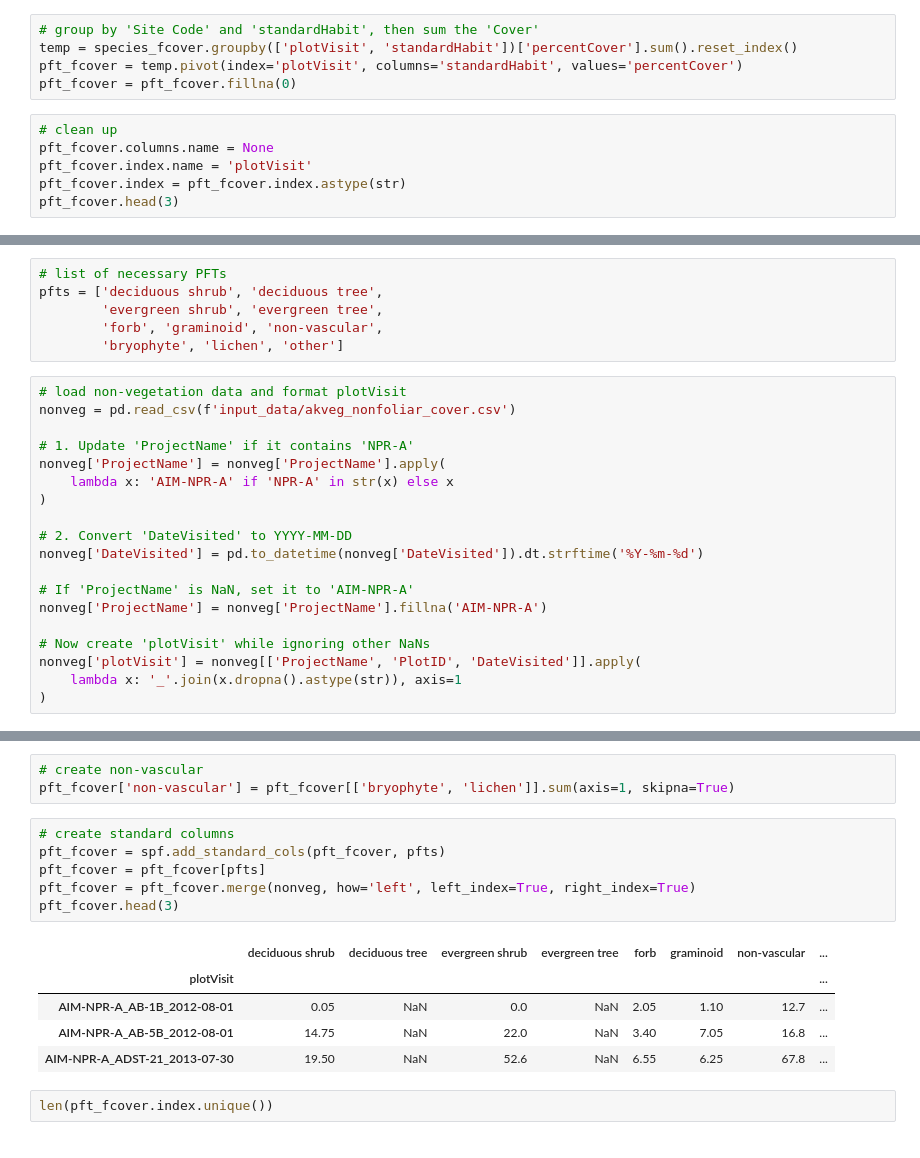
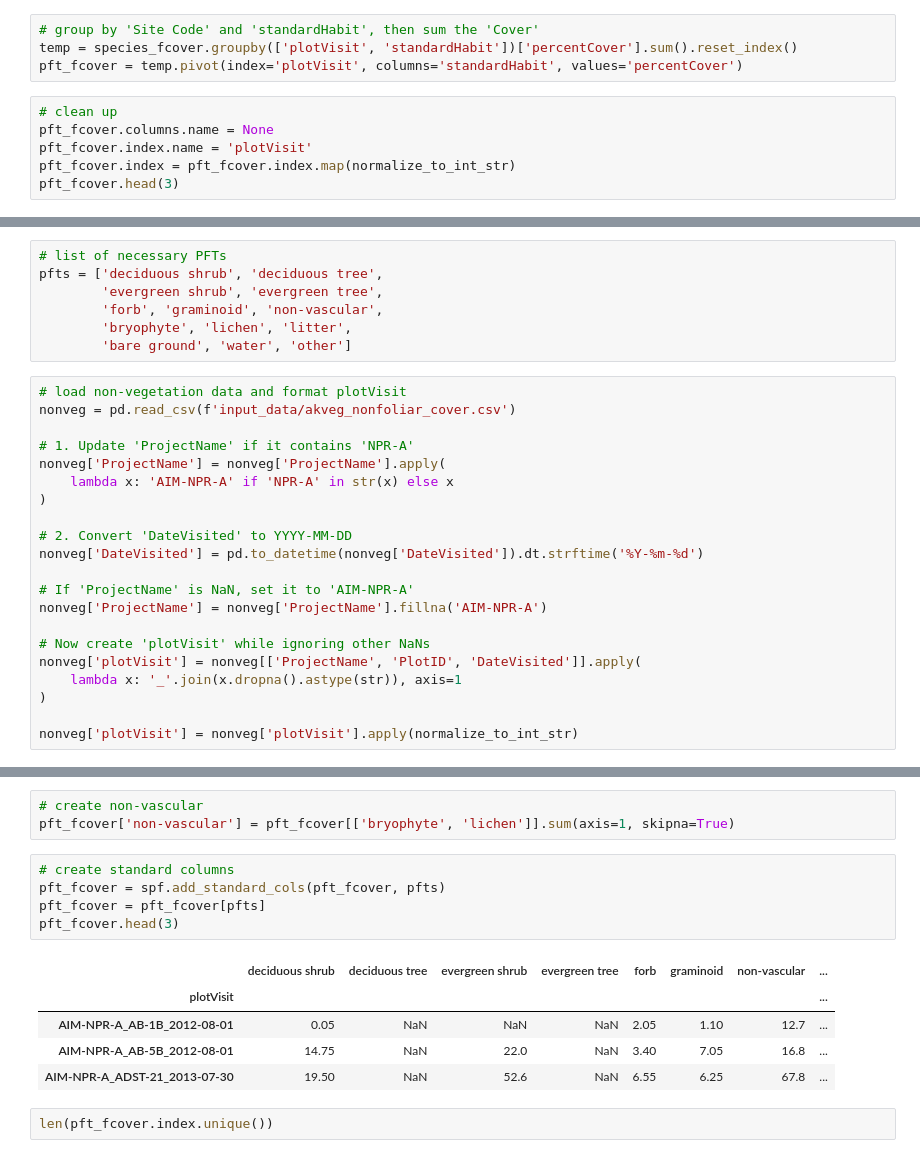
Before and after one commit to climatemodeling/pavc, a Jupyter notebook: akveg/standardize_akveg.ipynb, the cells around one changed output, grey strips where cells are left out. Saved outputs shown, nothing was run; the diff lists cells and outputs as text.

```diff
--- a/akveg/standardize_akveg.ipynb
+++ b/akveg/standardize_akveg.ipynb
@@ -340,12 +325,11 @@ species_fcover.to_csv(f'output_data/{source}_nonstandard_species_fcover.csv', in
 # group by 'Site Code' and 'standardHabit', then sum the 'Cover'
 temp = species_fcover.groupby(['plotVisit', 'standardHabit'])['percentCover'].sum().reset_index()
 pft_fcover = temp.pivot(index='plotVisit', columns='standardHabit', values='percentCover')
-pft_fcover = pft_fcover.fillna(0)
 # %%
 # clean up
 pft_fcover.columns.name = None
 pft_fcover.index.name = 'plotVisit'
-pft_fcover.index = pft_fcover.index.astype(str)
+pft_fcover.index = pft_fcover.index.map(normalize_to_int_str)
 pft_fcover.head(3)
 # %% [output]
 |  | bryophyte | deciduous shrub | evergreen shrub | forb | graminoid | lichen | other |
@@ -361,7 +349,8 @@ pft_fcover.head(3)
 pfts = ['deciduous shrub', 'deciduous tree',
         'evergreen shrub', 'evergreen tree',
         'forb', 'graminoid', 'non-vascular',
-        'bryophyte', 'lichen', 'other']
+        'bryophyte', 'lichen', 'litter',
+        'bare ground', 'water', 'other']
 # %%
 # load non-vegetation data and format plotVisit
 nonveg = pd.read_csv(f'input_data/akveg_nonfoliar_cover.csv')
@@ -381,3 +370,5 @@ nonveg['ProjectName'] = nonveg['ProjectName'].fillna('AIM-NPR-A')
 nonveg['plotVisit'] = nonveg[['ProjectName', 'PlotID', 'DateVisited']].apply(
     lambda x: '_'.join(x.dropna().astype(str)), axis=1
 )
+
+nonveg['plotVisit'] = nonveg['plotVisit'].apply(normalize_to_int_str)
@@ -442,13 +438,12 @@ pft_fcover['non-vascular'] = pft_fcover[['bryophyte', 'lichen']].sum(axis=1, ski
 # %%
 # create standard columns
 pft_fcover = spf.add_standard_cols(pft_fcover, pfts)
 pft_fcover = pft_fcover[pfts]
-pft_fcover = pft_fcover.merge(nonveg, how='left', left_index=True, right_index=True)
 pft_fcover.head(3)
 # %% [output]
 |  | deciduous shrub | deciduous tree | evergreen shrub | evergreen tree | forb | graminoid | non-vascular | ... |
 | plotVisit |  |  |  |  |  |  |  | ... |
-| AIM-NPR-A_AB-1B_2012-08-01 | 0.05 | NaN | 0.0 | NaN | 2.05 | 1.10 | 12.7 | ... |
+| AIM-NPR-A_AB-1B_2012-08-01 | 0.05 | NaN | NaN | NaN | 2.05 | 1.10 | 12.7 | ... |
 | AIM-NPR-A_AB-5B_2012-08-01 | 14.75 | NaN | 22.0 | NaN | 3.40 | 7.05 | 16.8 | ... |
 | AIM-NPR-A_ADST-21_2013-07-30 | 19.50 | NaN | 52.6 | NaN | 6.55 | 6.25 | 67.8 | ... |
 # %%
```
Also changed, not shown: parts of 34 cells of this notebook, 6 other files.
